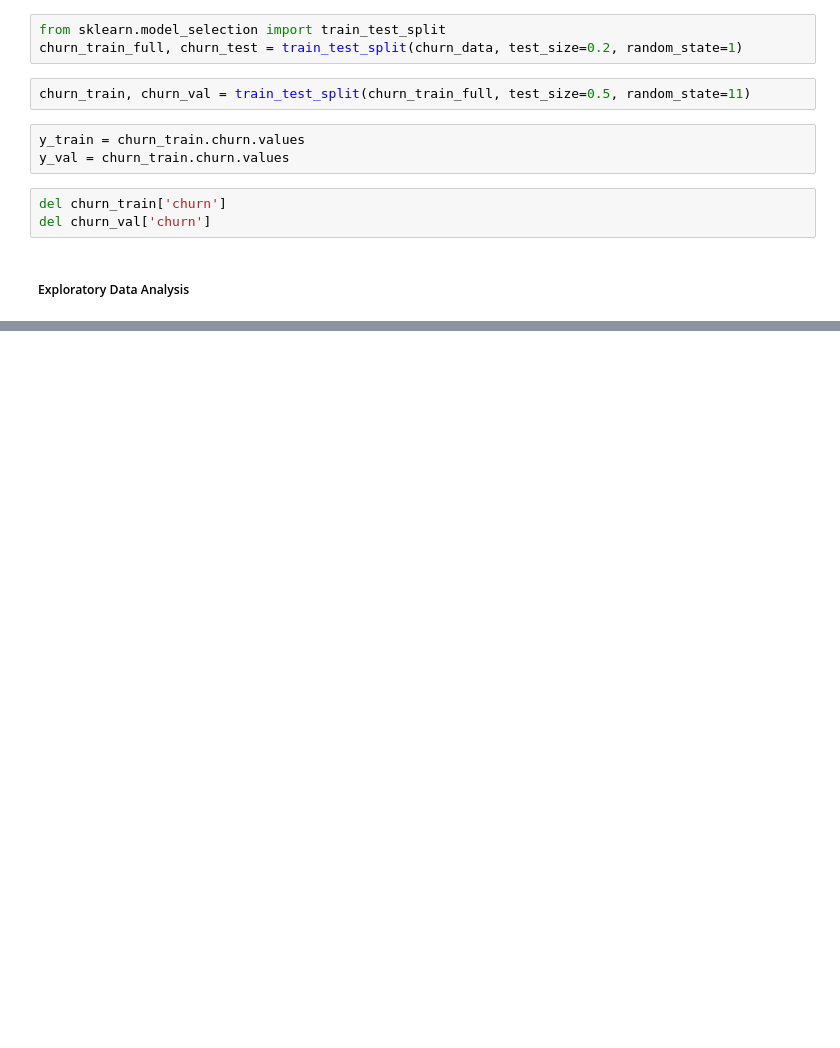
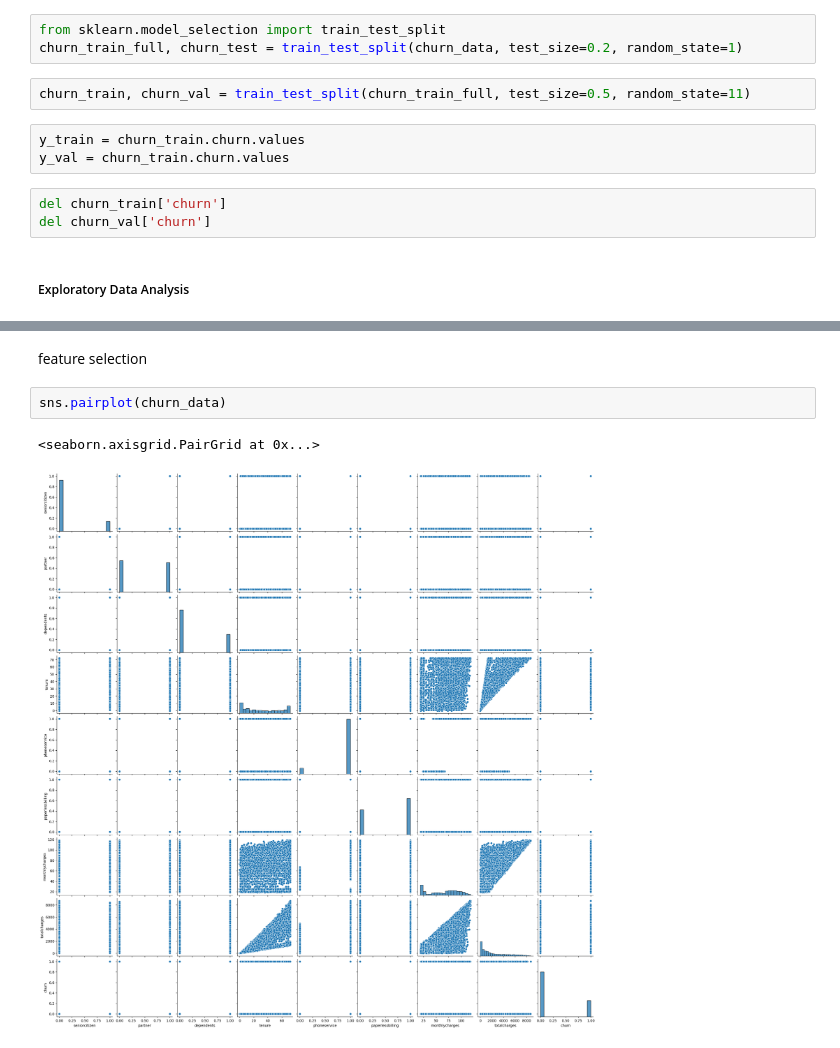
Before and after one commit to Naturalenemy07/CS543_ML, a Jupyter notebook: vscode/homework/MLB_3.ipynb, the cells around one changed output, grey strips where cells are left out. Cells and saved outputs as stored; diff of their text form; blank space fills up the shorter version.

```diff
--- a/vscode/homework/MLB_3.ipynb
+++ b/vscode/homework/MLB_3.ipynb
@@ -147,0 +189,7 @@ dtype: int64
+# %% [markdown]
+feature selection
+# %%
+sns.pairplot(churn_data)
+# %% [output]
+<seaborn.axisgrid.PairGrid at 0x...>
+[figure, added]
```
Also changed, not shown: parts of 11 cells of this notebook.
